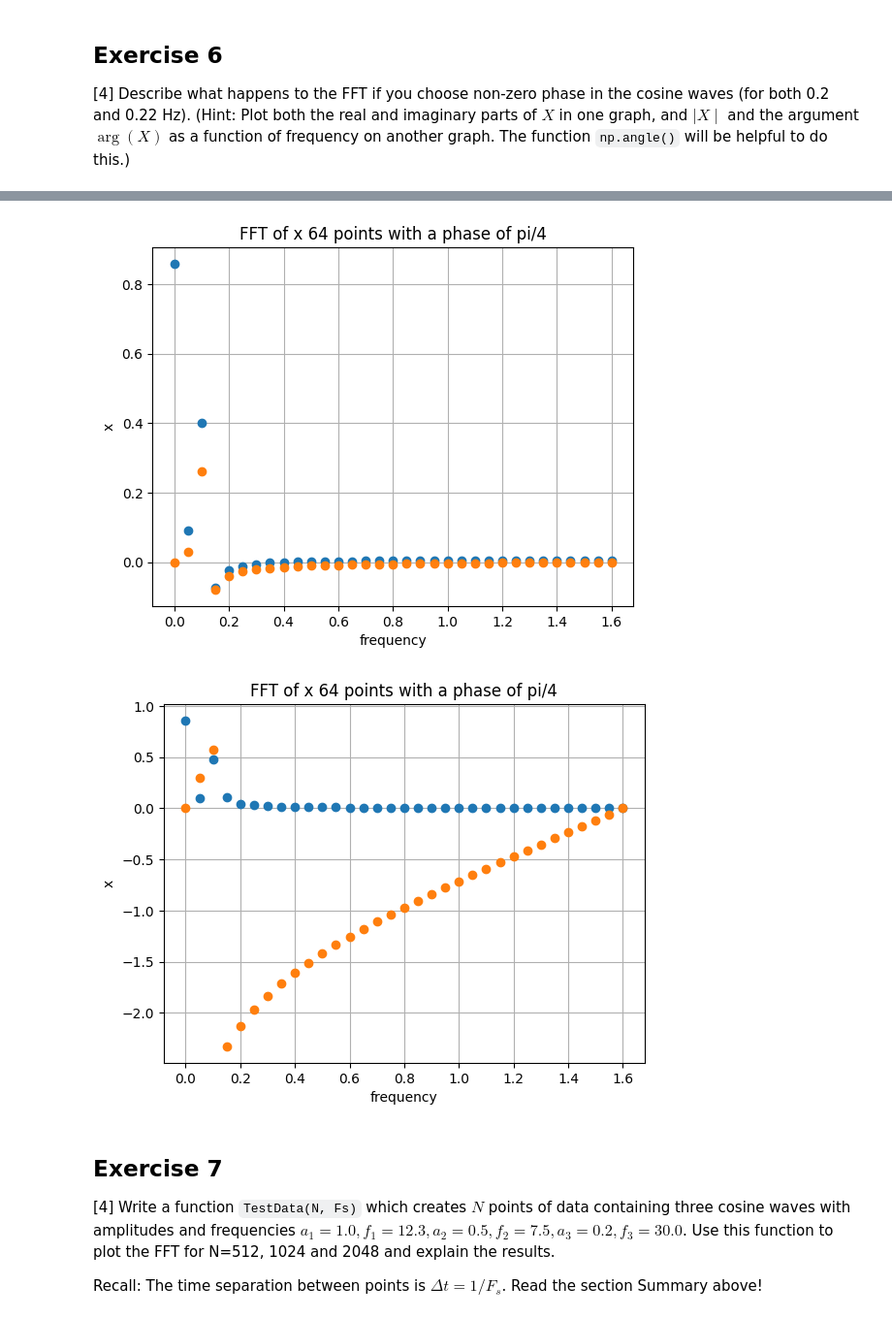
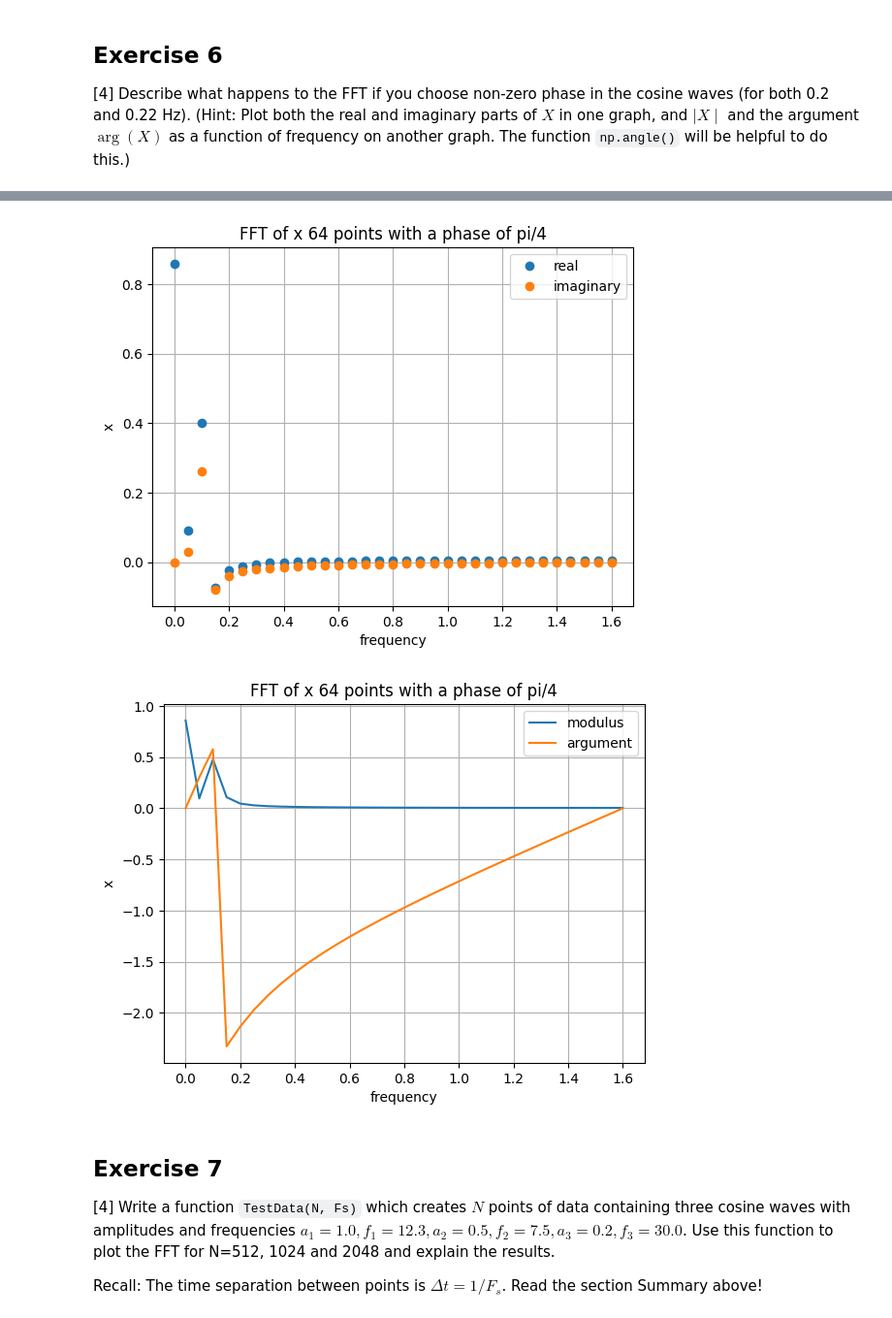
Before and after one commit to PX2145-2025/week-10-b-Williams-Carys, a Jupyter notebook: FFT.ipynb, the cells around one changed output, grey strips where cells are left out. Shown: that part at 97% size. Drawn from its saved outputs; the diff is of its cells as text; code cells hidden in the pictures.

```diff
--- a/FFT.ipynb
+++ b/FFT.ipynb
@@ -481,37 +483,39 @@ plt.show()
 # %%
 N=64
 tau = 10.0
 t = np.linspace(0, tau, N, endpoint=False)
 f = 0.22
 x = np.cos(2*np.pi*f*t) + np.pi/4
 
 def Spectrum1(x, Fs): #redefined new function with the new f value
     N = len(x)
     frq = (float(Fs)/N)*np.arange(0, N/2+1)
     X = fft(x)/N
     X = X[0:N//2+1]
     return frq , X
 tau = 20
 Fs = N/tau
 frq_plot, X_plot  = Spectrum1(x, Fs)
-plt.plot(frq_plot, X_plot.real, 'o') #taking only the real parts
-plt.plot(frq_plot, X_plot.imag, 'o') #taking the imaginary parts
+plt.plot(frq_plot, X_plot.real,'o',  label = 'real') #taking only the real parts
+plt.plot(frq_plot, X_plot.imag,'o',  label = 'imaginary') #taking the imaginary parts
 plt.title('FFT of x '+str(N)+' points with a phase of pi/4')
 plt.xlabel('frequency')
 plt.ylabel('x')
 plt.grid()
+plt.legend()
 plt.show()
 
-plt.plot(frq_plot, np.abs(X_plot), 'o') #taking the modulus/ positive values
-plt.plot(frq_plot, np.angle(X_plot), 'o')#getting the argument
+plt.plot(frq_plot, np.abs(X_plot), label = 'modulus') #taking the modulus/ positive values
+plt.plot(frq_plot, np.angle(X_plot), label = 'argument')#getting the argument
 plt.title('FFT of x '+str(N)+' points with a phase of pi/4')
 plt.xlabel('frequency')
 plt.ylabel('x')
 plt.grid()
+plt.legend()
 plt.show()
 # %% [output]
-[figure, old version]
+[figure, new version]
-[figure, old version]
+[figure, new version]
 # %% [markdown]
 ## Exercise 7
 
```
Also changed, not shown: parts of 1 cell of this notebook.
